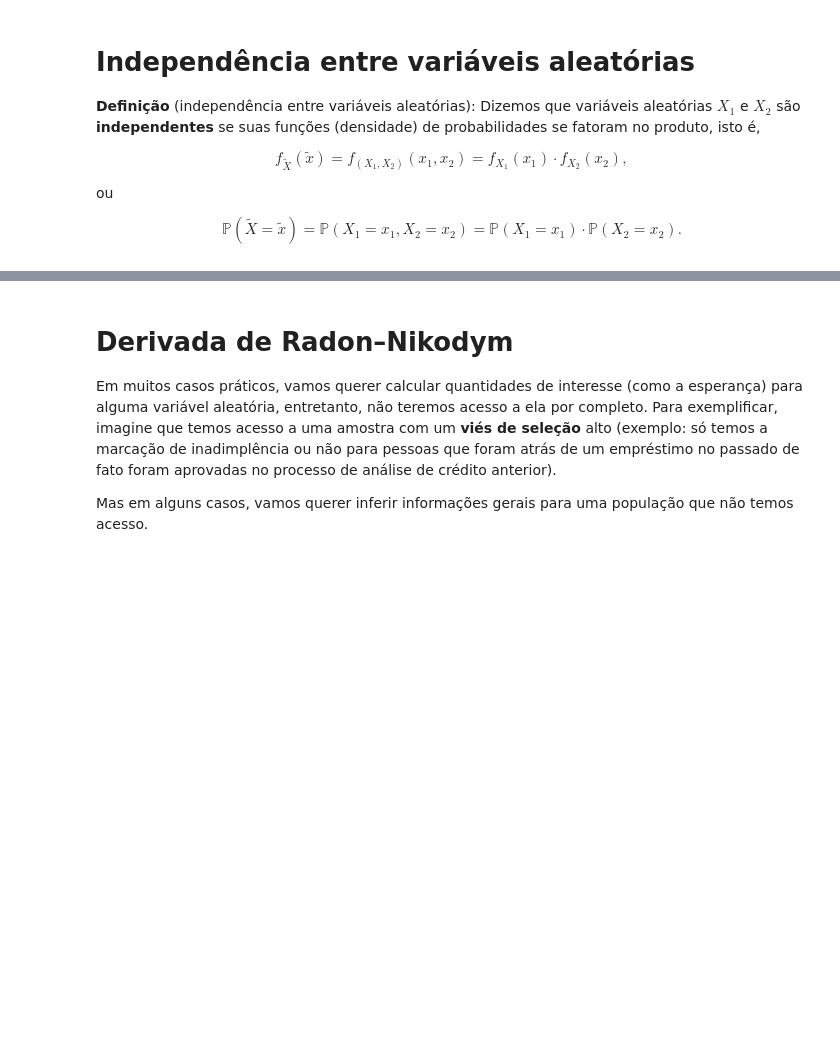
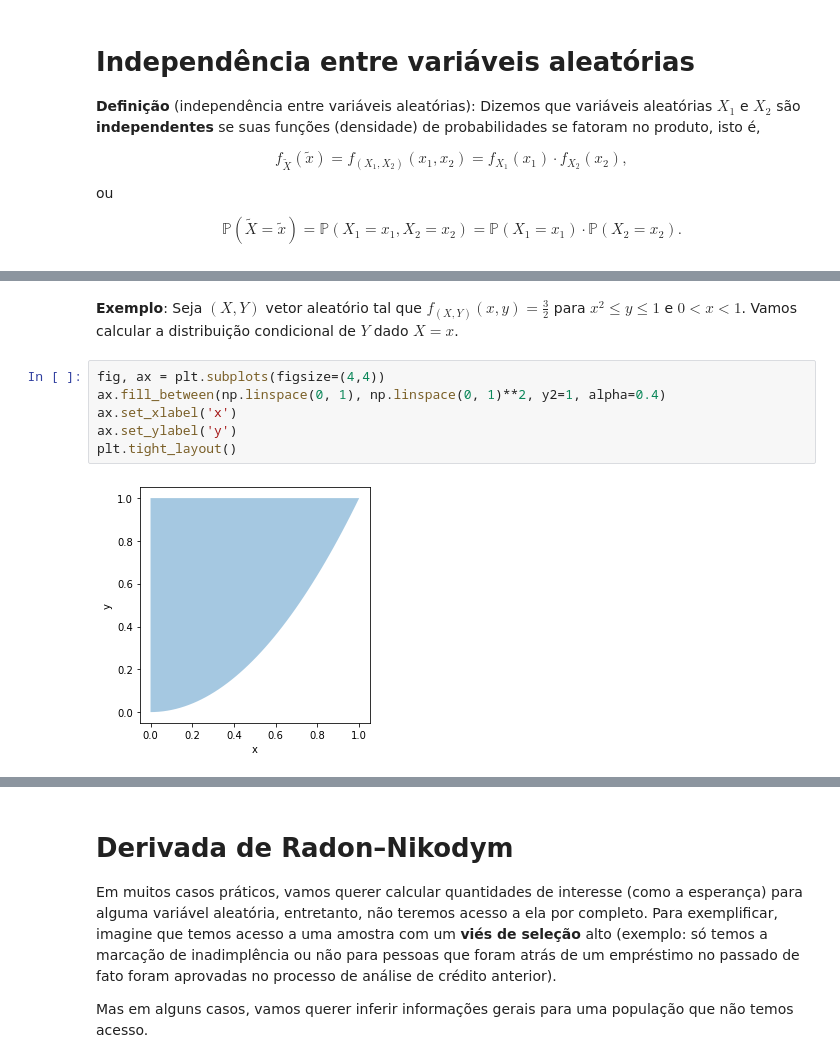
Before and after one commit to vitaliset/talks, a Jupyter notebook: Training_DataLab_2022_08_31/Probabilidade.ipynb, the cells around one changed output, grey strips where cells are left out. Drawn from its saved outputs; the diff is of its cells as text; blank space fills up the shorter version.

```diff
--- a/Training_DataLab_2022_08_31/Probabilidade.ipynb
+++ b/Training_DataLab_2022_08_31/Probabilidade.ipynb
@@ -369,0 +398,10 @@ ___
+# %% [markdown]
+**Exemplo**: Seja $(X,Y)$ vetor aleatório tal que $f_{(X,Y)}(x,y) = \frac{3}{2}$ para $x^2\leq y\leq 1$ e $0<x<1$. Vamos calcular a distribuição condicional de $Y$ dado $X=x$.
+# %%
+fig, ax = plt.subplots(figsize=(4,4))
+ax.fill_between(np.linspace(0, 1), np.linspace(0, 1)**2, y2=1, alpha=0.4)
+ax.set_xlabel('x')
+ax.set_ylabel('y')
+plt.tight_layout()
+# %% [output]
+[figure, added]
```
Also changed, not shown: parts of 21 cells of this notebook, 1 other file.
